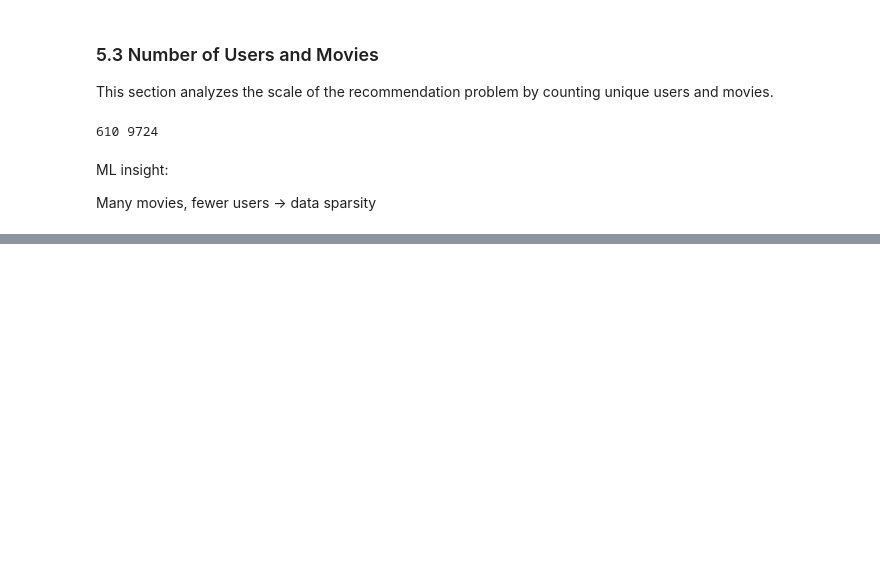
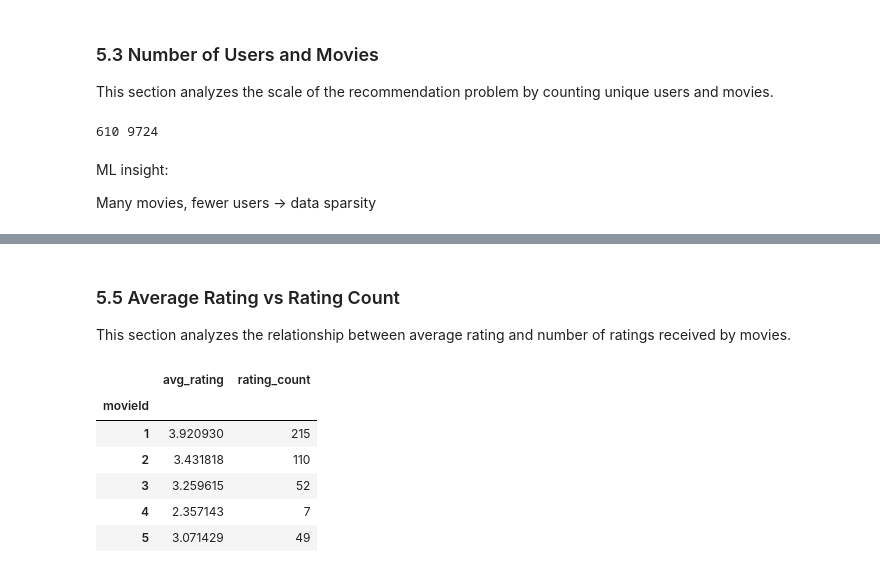
Before and after one commit to vishnupriya-642/movie-recommendation-system, a Jupyter notebook: Movie_Recommendation_System.ipynb, the cells around one changed output, grey strips where cells are left out. Saved outputs shown, nothing was run; the diff lists cells and outputs as text; code cells hidden in the pictures; blank space fills up the shorter version.

```diff
--- a/Movie_Recommendation_System.ipynb
+++ b/Movie_Recommendation_System.ipynb
@@ -270,0 +315,19 @@ Many movies, fewer users → data sparsity
+# %% [markdown]
+### 5.5 Average Rating vs Rating Count
+
+This section analyzes the relationship between average rating and
+number of ratings received by movies.
+# %%
+movie_status = ratings.groupby("movieId").agg(
+    avg_rating=("rating", "mean"),
+    rating_count=("rating", "count")
+)
+movie_status.head()
+# %% [output]
+|  | avg_rating | rating_count |
+| movieId |  |  |
+| 1 | 3.920930 | 215 |
+| 2 | 3.431818 | 110 |
+| 3 | 3.259615 | 52 |
+| 4 | 2.357143 | 7 |
+| 5 | 3.071429 | 49 |
```
Also changed, not shown: parts of 5 cells of this notebook.
